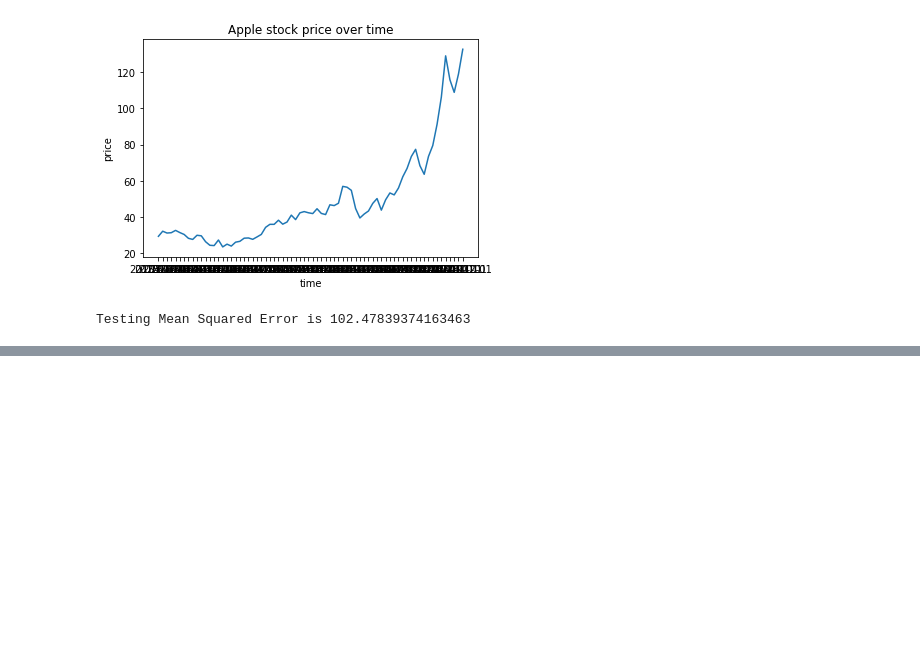
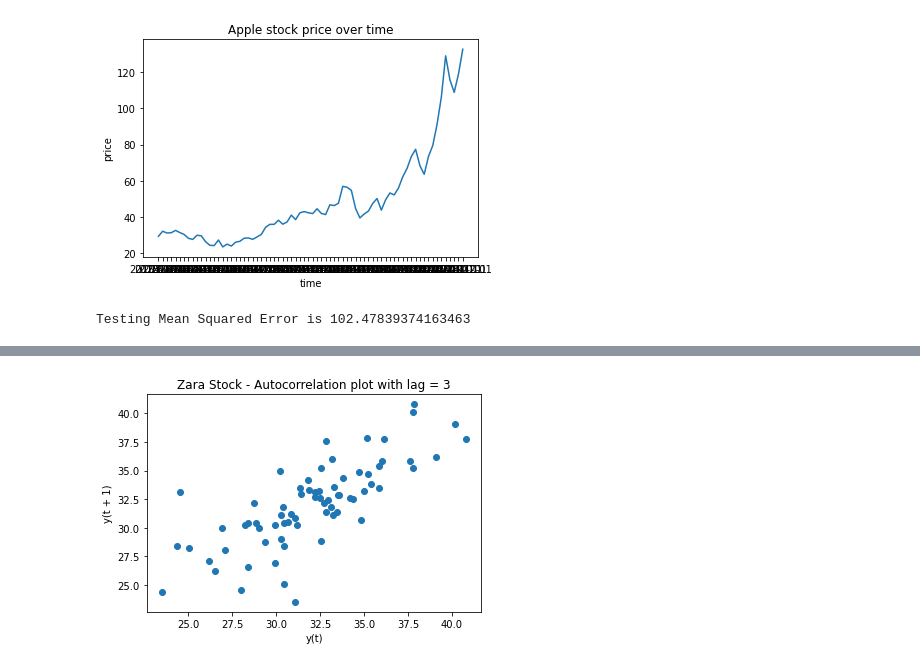
Before and after one commit to mayammayuri/Capstone-project-2, a Jupyter notebook: Capstone_Project.ipynb, the cells around one changed output, grey strips where cells are left out. Saved outputs shown, nothing was run; the diff lists cells and outputs as text; code cells hidden in the pictures; blank space fills up the shorter version.

Commit message:
zara file

```diff
--- a/Capstone_Project.ipynb
+++ b/Capstone_Project.ipynb
@@ -67,0 +76,4 @@ Testing Mean Squared Error is 102.47839374163463
+# %%
+import pandas as pd
+df=pd.read_csv("zara dataset.csv", sep=",")
+df
@@ -67,0 +94,7 @@ Testing Mean Squared Error is 102.47839374163463
+# %%
+plt.figure()
+lag_plot(df['Open'])
+plt.title('Zara Stock - Autocorrelation plot with lag = 3')
+plt.show()
+# %% [output]
+[figure, added]
```
Also changed, not shown: parts of 5 cells of this notebook, 1 other file.
